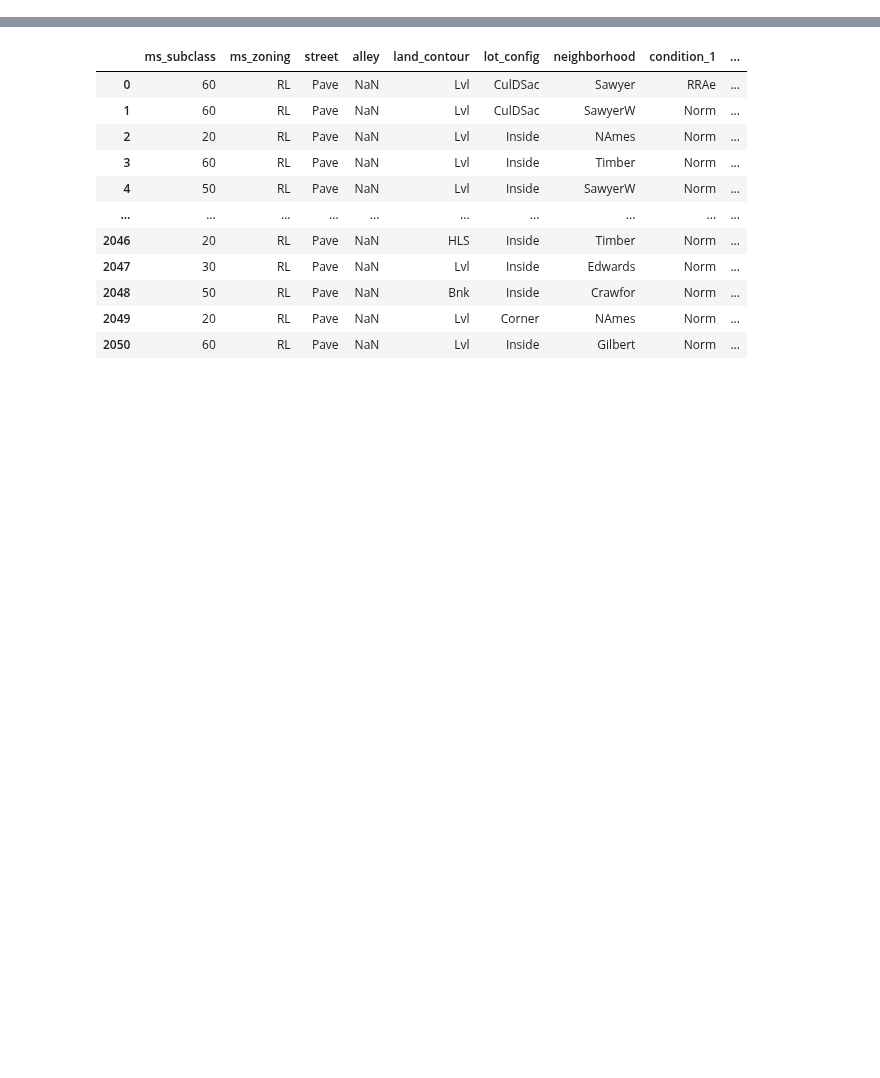
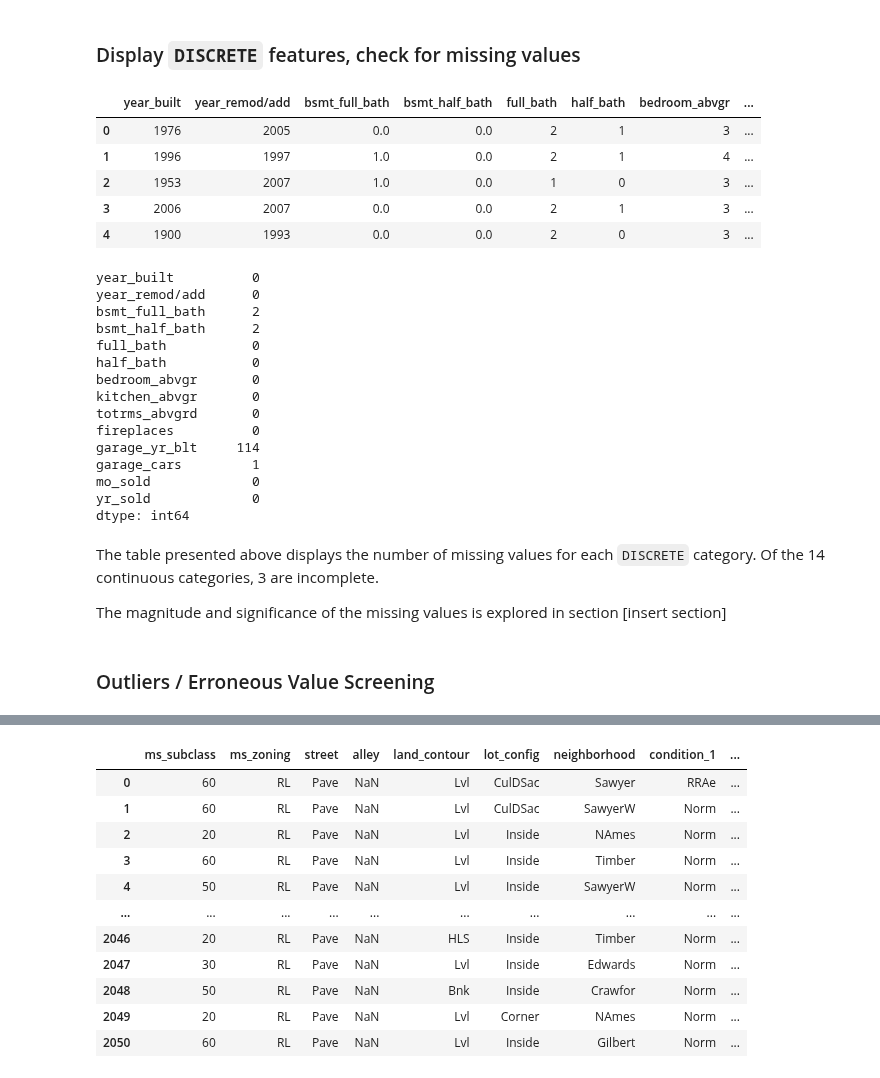
Before and after one commit to AlexSpradling/Home-Price-Prediction-in-Ames-IA, a Jupyter notebook: code/data_cleaning.ipynb, the cells around one changed output, grey strips where cells are left out. Cells and saved outputs as stored; diff of their text form; code cells hidden in the pictures; blank space fills up the shorter version.

```diff
--- a/code/data_cleaning.ipynb
+++ b/code/data_cleaning.ipynb
@@ -196,0 +207,36 @@ dtype: int64
+# %% [markdown]
+### Display `DISCRETE` features, check for missing values
+# %%
+# display discrete data
+display(house_train[DISCRETE].head())
+
+# check for missing data
+house_train[DISCRETE].isnull().sum() # garage_yr_built missing a lot of data
+# %% [output]
+|  | year_built | year_remod/add | bsmt_full_bath | bsmt_half_bath | full_bath | half_bath | bedroom_abvgr | ... |
+| 0 | 1976 | 2005 | 0.0 | 0.0 | 2 | 1 | 3 | ... |
+| 1 | 1996 | 1997 | 1.0 | 0.0 | 2 | 1 | 4 | ... |
+| 2 | 1953 | 2007 | 1.0 | 0.0 | 1 | 0 | 3 | ... |
+| 3 | 2006 | 2007 | 0.0 | 0.0 | 2 | 1 | 3 | ... |
+| 4 | 1900 | 1993 | 0.0 | 0.0 | 2 | 0 | 3 | ... |
+year_built          0
+year_remod/add      0
+bsmt_full_bath      2
+bsmt_half_bath      2
+full_bath           0
+half_bath           0
+bedroom_abvgr       0
+kitchen_abvgr       0
+totrms_abvgrd       0
+fireplaces          0
+garage_yr_blt     114
+garage_cars         1
+mo_sold             0
+yr_sold             0
+dtype: int64
+# %% [markdown]
+The table presented above displays the number of missing values for each `DISCRETE` category. Of the 14 continuous categories, 3 are incomplete.
+
+The magnitude and significance of the missing values is explored in section [insert section]
+# %% [markdown]
+### Outliers / Erroneous Value Screening
```
Also changed, not shown: parts of 50 cells of this notebook, 3 other files.
